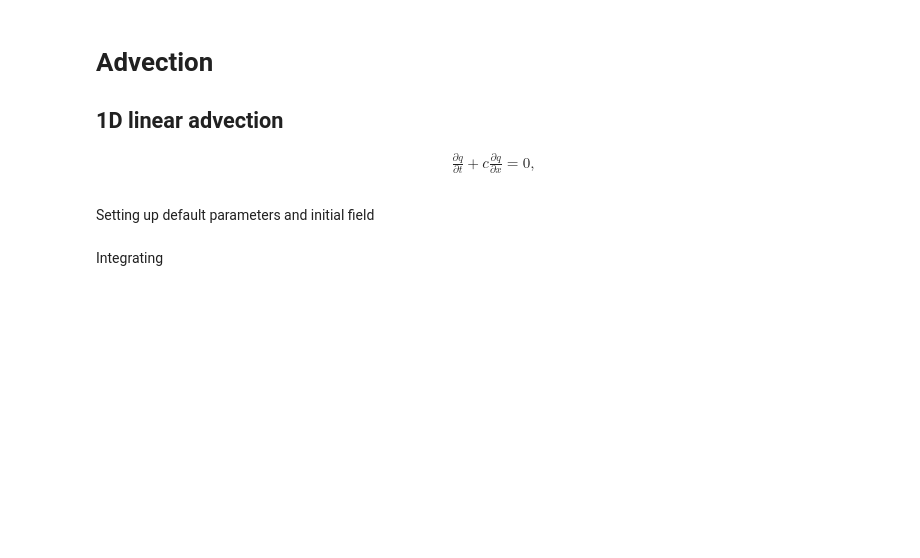
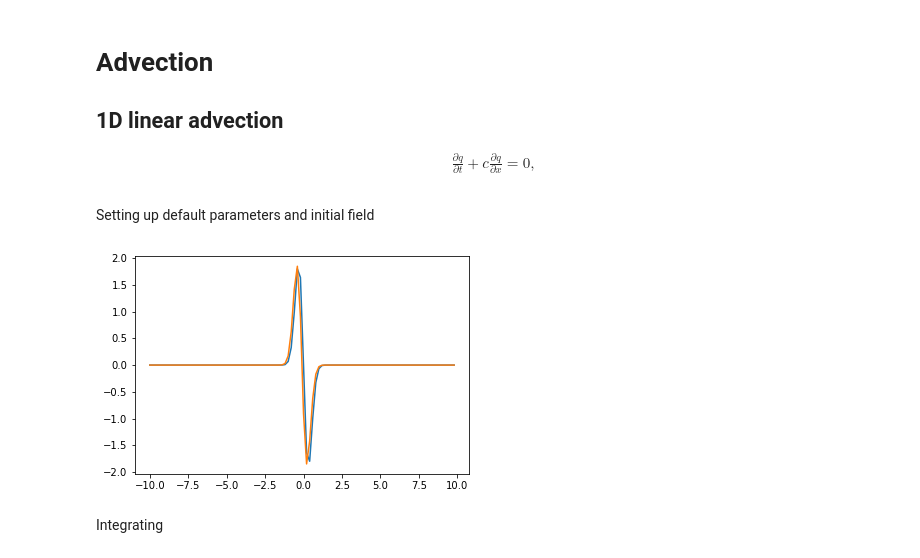
Before and after one commit to williameclee/2022-Summer-project-DMLab, a Jupyter notebook: EX_advection/EX_advection.ipynb, the cells around one changed output. Cells and saved outputs as stored; diff of their text form; code cells hidden in the pictures; blank space fills up the shorter version.

```diff
--- a/EX_advection/EX_advection.ipynb
+++ b/EX_advection/EX_advection.ipynb
@@ -17,15 +17,21 @@ from CODE_nm_calculus import nm
 Setting up default parameters and initial field
 # %%
 L    = 10
-N    = 400
-Tlen = 100
+N    = 100
+Tlen = 200
 X    = np.linspace(-L,L,N+1)[0:-1]
 Dx   = X[1]-X[0]
-Dt   = 0.1*Dx
+c    = 0.2
+Dt   = c*Dx/2
 T    = np.arange(0,Tlen+Dt,Dt)
-c    = 0.2
 
 Q      = np.zeros((len(T),len(X)))
 Q[0,:] = np.exp(-5*X**2)
+# %%
+plt.plot(X,nm.NDiffFft(X,Q[0,:]))
+plt.plot(X,nm.NDiffFd1(X,Q[0,:]))
+plt.show()
+# %% [output]
+[figure, added]
 # %% [markdown]
 Integrating
```
Also changed, not shown: parts of 7 cells of this notebook, 5 other files.
